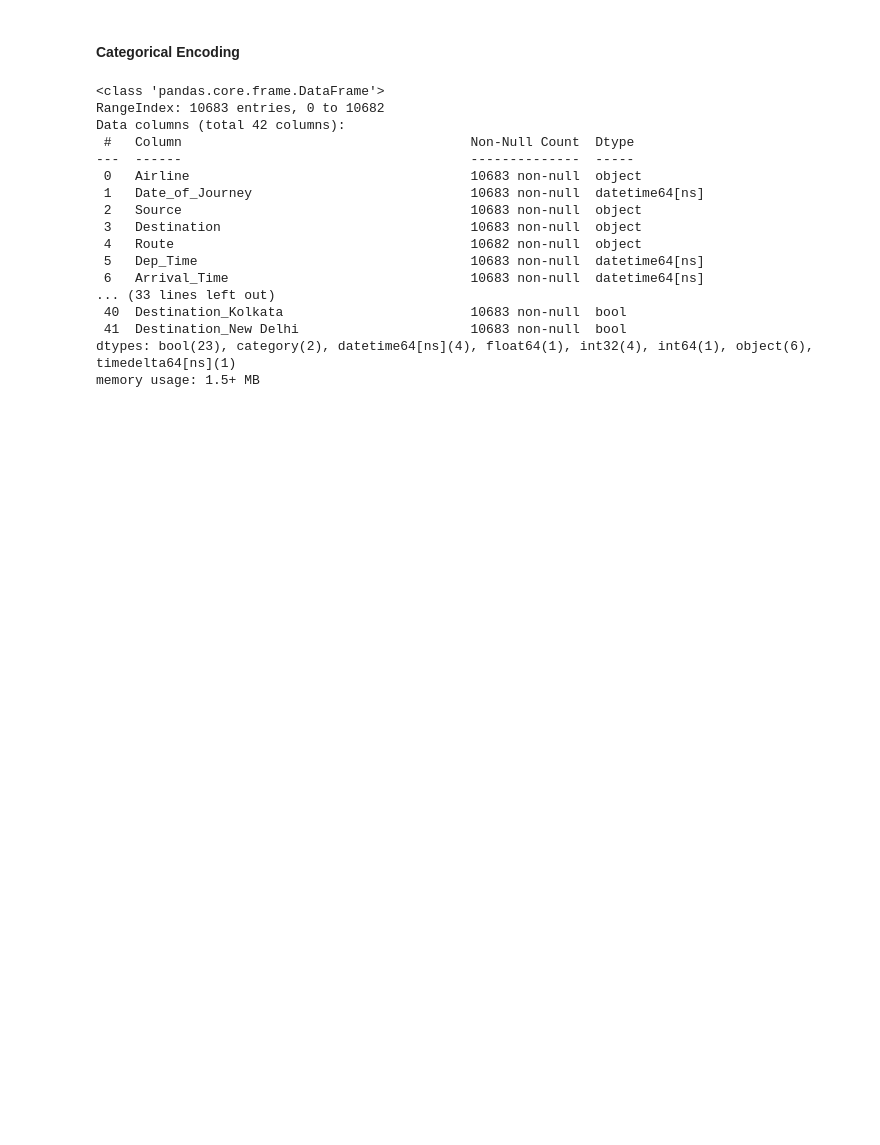
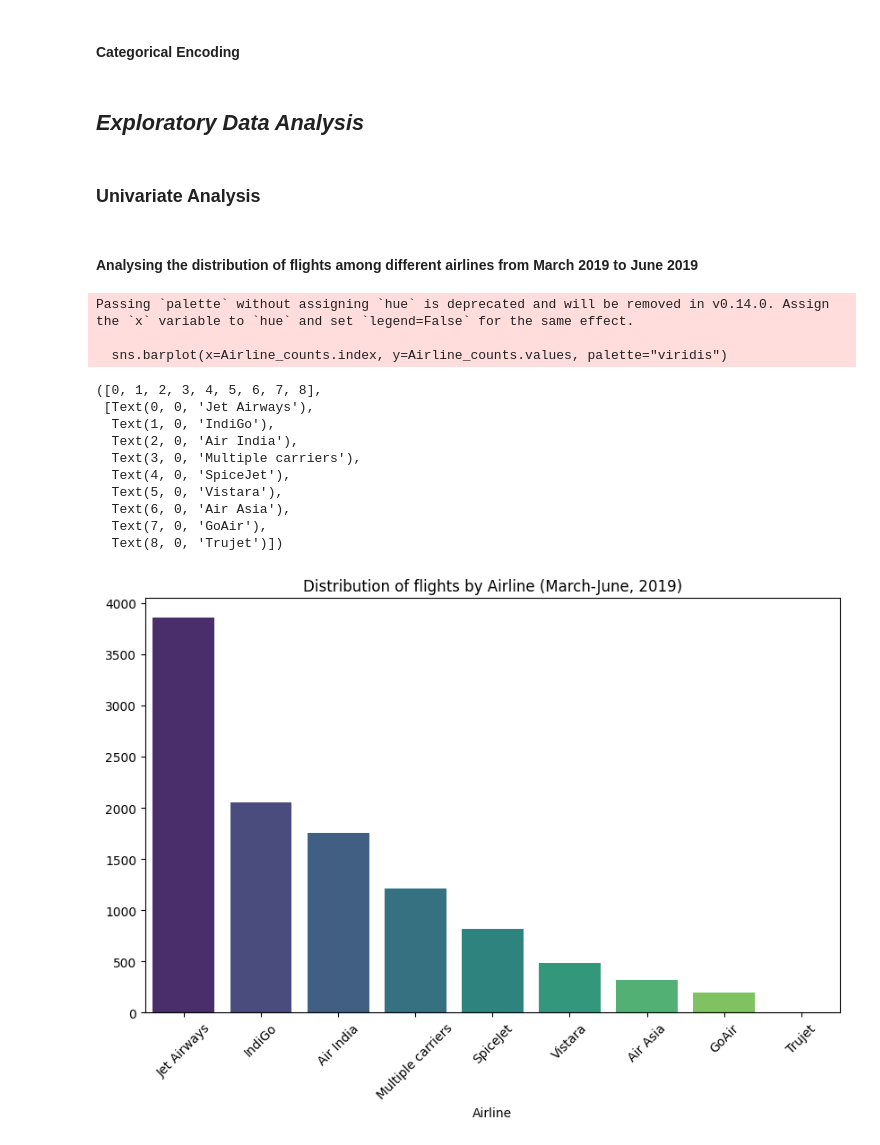
Before and after one commit to Nayanika0428/EDA_of_Airline_dataset, a Jupyter notebook: Airline_data.ipynb, the cells around one changed output. Cells and saved outputs as stored; diff of their text form; code cells hidden in the pictures; blank space fills up the shorter version.

Commit message:
EDA and Advanced data visualisation(Part 1), to be continued....

```diff
--- a/Airline_data.ipynb
+++ b/Airline_data.ipynb
@@ -147,23 +148,32 @@ df_A['Arrival_timezone'] = pd.cut(df_A.Arrival_Hour, [0,6,12,18,24], labels=['Ni
 dummies = pd.get_dummies(df_A[['Airline', 'Source', 'Destination']], prefix=['Airline', 'Source', 'Destination'])
 # %%
 df_encoded = pd.concat([df_A, dummies], axis=1)
-# %%
-df_encoded.info()
-# %% [output]
-<class 'pandas.core.frame.DataFrame'>
-RangeIndex: 10683 entries, 0 to 10682
-Data columns (total 42 columns):
- #   Column                                     Non-Null Count  Dtype
----  ------                                     --------------  -----
- 0   Airline                                    10683 non-null  object
- 1   Date_of_Journey                            10683 non-null  datetime64[ns]
- 2   Source                                     10683 non-null  object
- 3   Destination                                10683 non-null  object
- 4   Route                                      10682 non-null  object
- 5   Dep_Time                                   10683 non-null  datetime64[ns]
- 6   Arrival_Time                               10683 non-null  datetime64[ns]
-... (33 lines left out)
- 40  Destination_Kolkata                        10683 non-null  bool
- 41  Destination_New Delhi                      10683 non-null  bool
-dtypes: bool(23), category(2), datetime64[ns](4), float64(1), int32(4), int64(1), object(6), timedelta64[ns](1)
-memory usage: 1.5+ MB
+# %% [markdown]
+## *Exploratory Data Analysis*
+# %% [markdown]
+### Univariate Analysis
+# %% [markdown]
+#### Analysing the distribution of flights among different airlines from March 2019 to June 2019
+# %%
+Airline_counts = df_encoded['Airline'].value_counts()
+# %%
+plt.figure(figsize=(10,6))
+sns.barplot(x=Airline_counts.index, y=Airline_counts.values, palette="viridis")
+
+plt.title("Distribution of flights by Airline (March-June, 2019)")
+plt.xticks(rotation = 45)
+# %% [output]
+Passing `palette` without assigning `hue` is deprecated and will be removed in v0.14.0. Assign the `x` variable to `hue` and set `legend=False` for the same effect.
+
+  sns.barplot(x=Airline_counts.index, y=Airline_counts.values, palette="viridis")
+([0, 1, 2, 3, 4, 5, 6, 7, 8],
+ [Text(0, 0, 'Jet Airways'),
+  Text(1, 0, 'IndiGo'),
+  Text(2, 0, 'Air India'),
+  Text(3, 0, 'Multiple carriers'),
+  Text(4, 0, 'SpiceJet'),
+  Text(5, 0, 'Vistara'),
+  Text(6, 0, 'Air Asia'),
+  Text(7, 0, 'GoAir'),
+  Text(8, 0, 'Trujet')])
+[figure, added]
```
Also changed, not shown: parts of 23 cells of this notebook.
